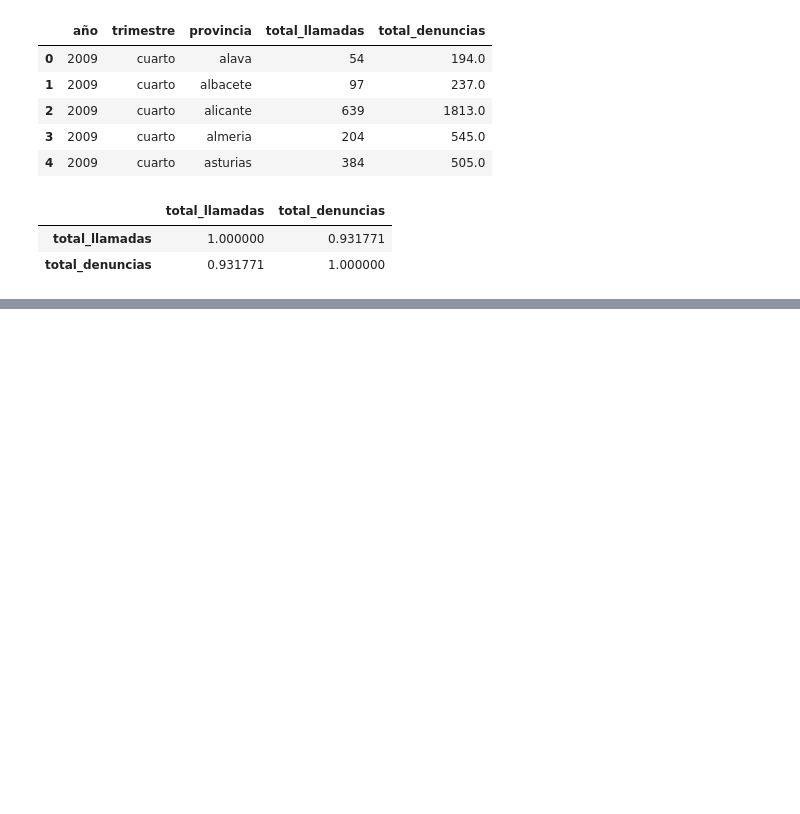
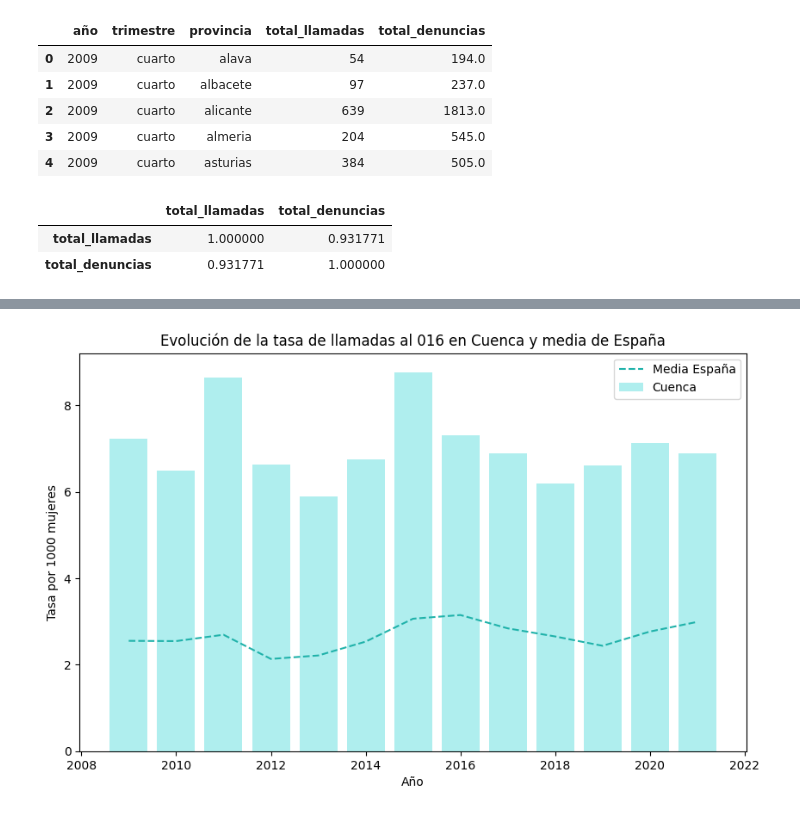
Before and after one commit to NoeRoson/Final_project, a Jupyter notebook: notebooks/graficos.ipynb, the cells around one changed output, grey strips where cells are left out. Saved outputs shown, nothing was run; the diff lists cells and outputs as text; code cells hidden in the pictures; blank space fills up the shorter version.

```diff
--- a/notebooks/graficos.ipynb
+++ b/notebooks/graficos.ipynb
@@ -230,0 +276,38 @@ corr
+# %%
+llam_filtrado = llam.groupby(['año', 'provincia'], as_index=False)['total_llamadas'].sum()
+
+# Primero vamos a unir los df de llamadas y de poblacion total de mujeres:
+llam_combi = pd.merge(llam_filtrado, mujeres_prov, on=['año', 'provincia'], how='left')
+
+# Ahora vamos a obtener la tasa de denuncias por cada 1000 mujeres:
+llam_combi['tasa_por_1000'] = llam_combi['total_llamadas'] / llam_combi['total'] * 1000
+
+# Ahora filtramos para que coincidan los años y las provincias:
+llam_combi = llam_combi[llam_combi['año'] >= 2009][['año', 'provincia', 'total_llamadas', 'tasa_por_1000']]
+
+# Por último obtenemos la tasa de denuncias por mujeres (1 de cada x mujeres denunció por violencia de género):
+llam_combi['mujeres_por_llamada'] = 1 / (llam_combi['tasa_por_1000'] / 1000)
+# %%
+def plot_llamadas(provincia):
+    # Filtrar el DataFrame para la provincia específica
+    pro = llam_combi[llam_combi['provincia'] == provincia]
+
+    # Calcular la media total de España
+    media_total_llam = llam_combi.groupby('año')['tasa_por_1000'].mean().reset_index()
+
+    # Crear el gráfico de barras para la provincia
+    plt.figure(figsize=(10, 6))
+    plt.bar(pro['año'], pro['tasa_por_1000'], color='paleturquoise', label= provincia.capitalize())
+
+    # Línea para la media total de España
+    plt.plot(media_total_llam['año'], media_total_llam['tasa_por_1000'], linestyle='--', color='lightseagreen', label='Media España')
+
+    plt.xlabel('Año')
+    plt.ylabel('Tasa por 1000 mujeres')
+    plt.title(f'Evolución de la tasa de llamadas al 016 en {provincia.capitalize()} y media de España')
+    plt.legend()
+    plt.show()
+# %%
+plot_llamadas('cuenca')
+# %% [output]
+[figure, added]
```
Also changed, not shown: parts of 14 cells of this notebook, 3 other files.
